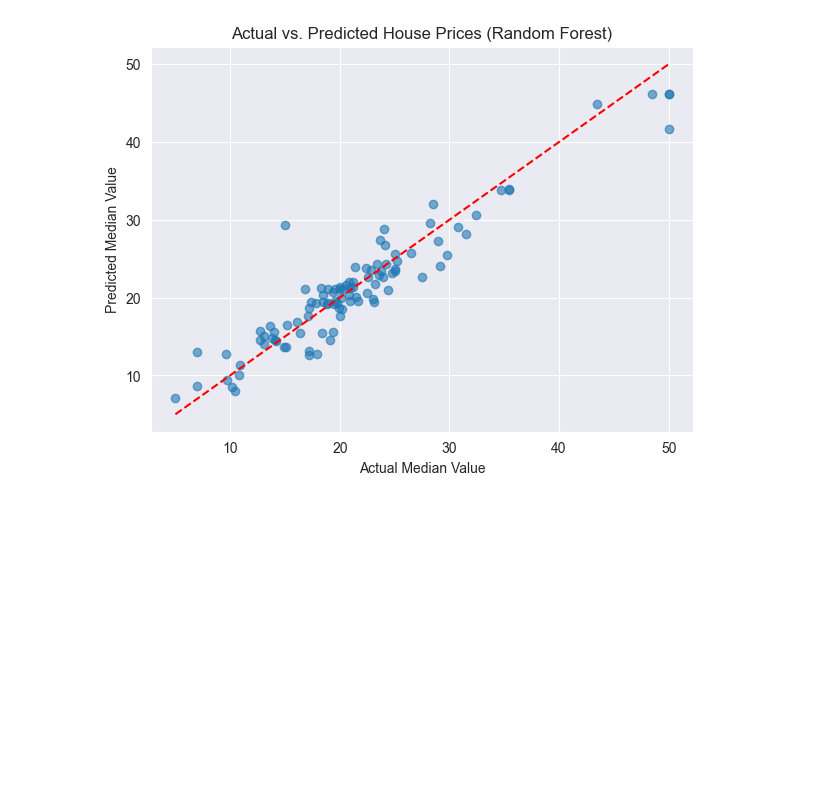
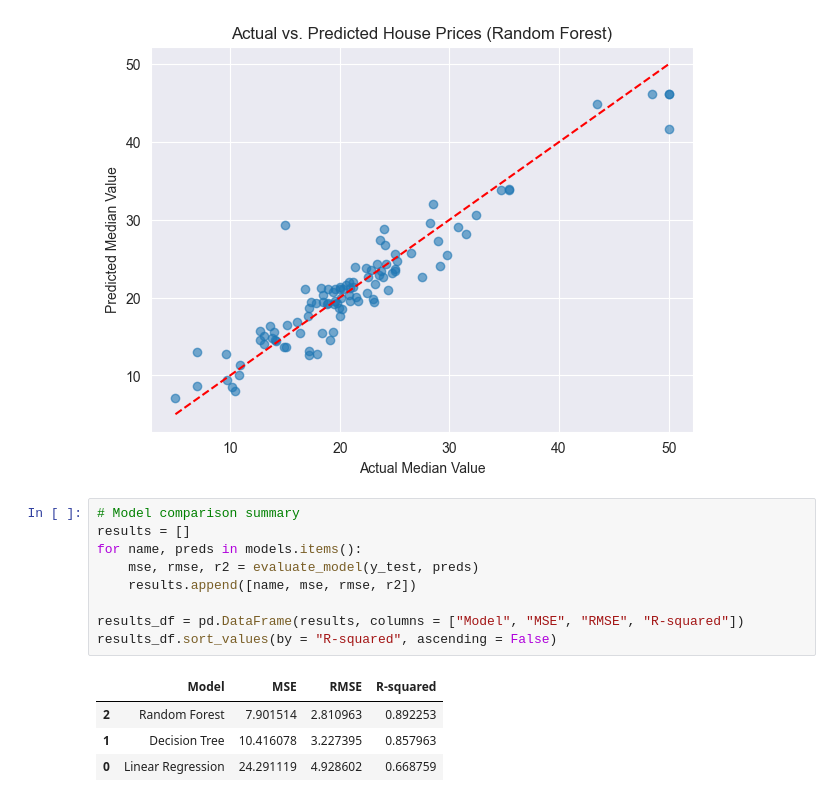
Before and after one commit to DKB-Erico/codveda_data_science, a Jupyter notebook: Predictive Modeling (Regression).ipynb, the cells around one changed output. Cells and saved outputs as stored; diff of their text form; blank space fills up the shorter version.

Commit message:
Created a comparison table for the evaluated models with their metrics

```diff
--- a/Predictive Modeling (Regression).ipynb
+++ b/Predictive Modeling (Regression).ipynb
@@ -151,3 +151,17 @@ plt.plot([y_test.min(), y_test.max()], [y_test.min(), y_test.max()], "r--")
 plt.show()
 # %% [output]
 [figure]
+# %%
+# Model comparison summary
+results = []
+for name, preds in models.items():
+    mse, rmse, r2 = evaluate_model(y_test, preds)
+    results.append([name, mse, rmse, r2])
+
+results_df = pd.DataFrame(results, columns = ["Model", "MSE", "RMSE", "R-squared"])
+results_df.sort_values(by = "R-squared", ascending = False)
+# %% [output]
+|  | Model | MSE | RMSE | R-squared |
+| 2 | Random Forest | 7.901514 | 2.810963 | 0.892253 |
+| 1 | Decision Tree | 10.416078 | 3.227395 | 0.857963 |
+| 0 | Linear Regression | 24.291119 | 4.928602 | 0.668759 |
```
